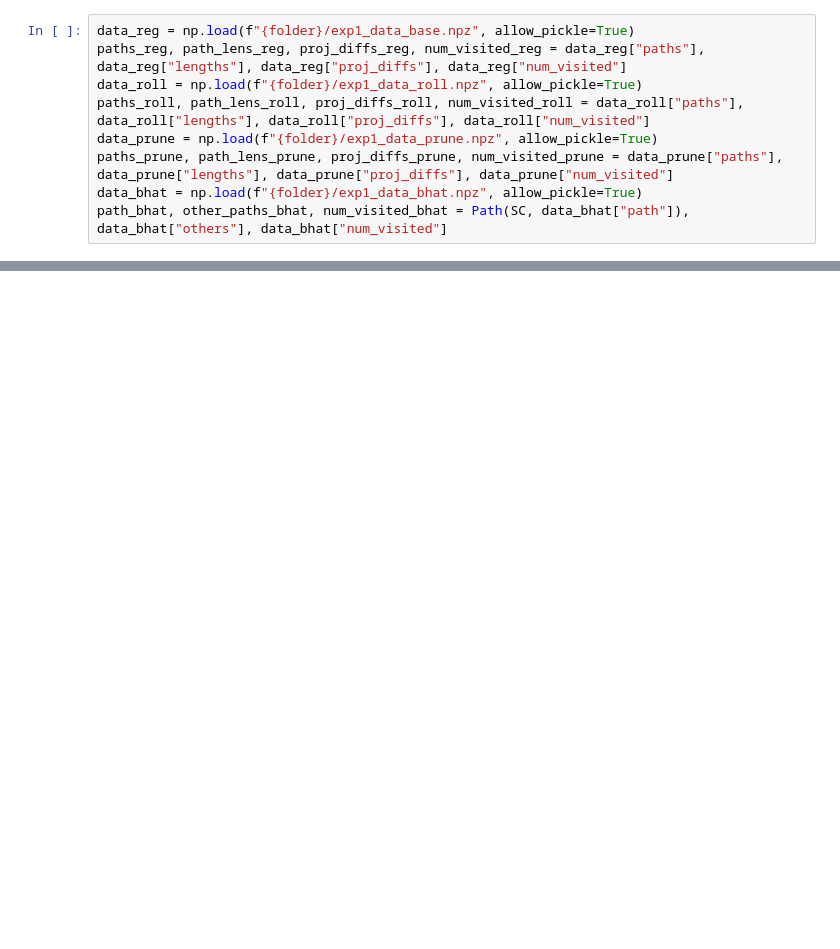
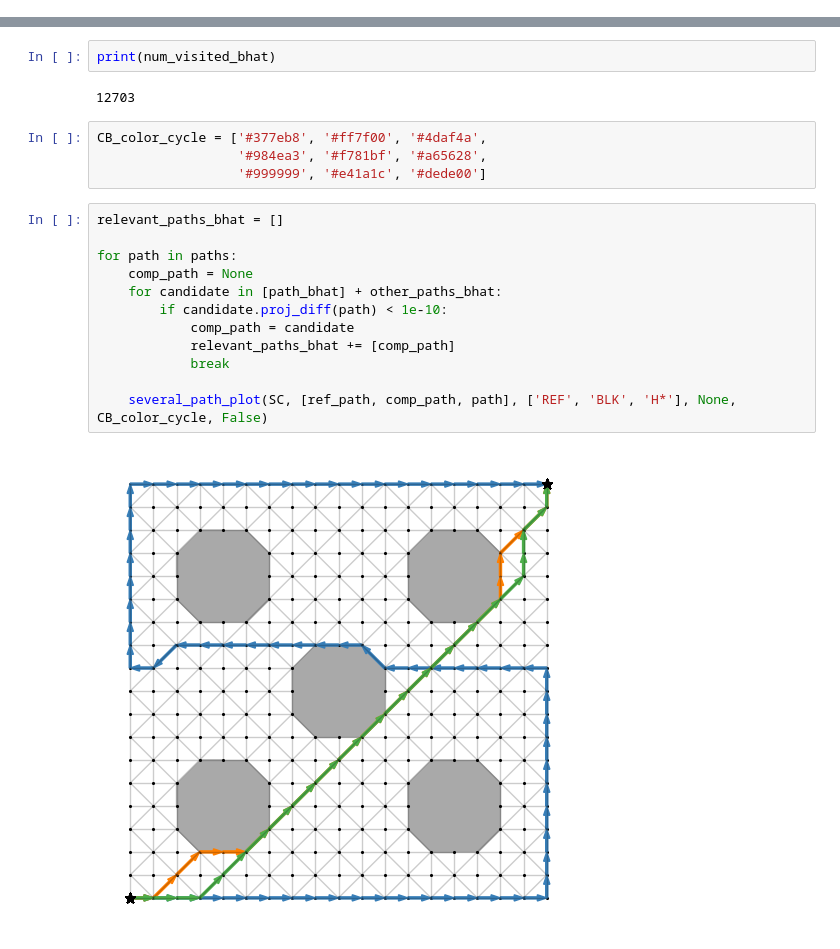
Before and after one commit to ctaveras1999/h-star, a Jupyter notebook: experiments/exp1.ipynb, the cells around one changed output, grey strips where cells are left out. Cells and saved outputs as stored; diff of their text form; blank space fills up the shorter version.

```diff
--- a/experiments/exp1.ipynb
+++ b/experiments/exp1.ipynb
@@ -96,9 +121,0 @@ Found path with projection difference = 0.0 and length  = 6.48
-# %%
-data_reg = np.load(f"{folder}/exp1_data_base.npz", allow_pickle=True)
-paths_reg, path_lens_reg, proj_diffs_reg, num_visited_reg = data_reg["paths"], data_reg["lengths"], data_reg["proj_diffs"], data_reg["num_visited"]
-data_roll = np.load(f"{folder}/exp1_data_roll.npz", allow_pickle=True)
-paths_roll, path_lens_roll, proj_diffs_roll, num_visited_roll = data_roll["paths"], data_roll["lengths"], data_roll["proj_diffs"], data_roll["num_visited"]
-data_prune = np.load(f"{folder}/exp1_data_prune.npz", allow_pickle=True)
-paths_prune, path_lens_prune, proj_diffs_prune, num_visited_prune = data_prune["paths"], data_prune["lengths"], data_prune["proj_diffs"], data_prune["num_visited"]
-data_bhat = np.load(f"{folder}/exp1_data_bhat.npz", allow_pickle=True)
-path_bhat, other_paths_bhat, num_visited_bhat = Path(SC, data_bhat["path"]), data_bhat["others"], data_bhat["num_visited"]
@@ -304,0 +122,22 @@ plt.savefig(f"{folder}/exp1_alpha_sweep_alt.png", dpi=300, bbox_inches='tight',
+# %%
+print(num_visited_bhat)
+# %% [output]
+12703
+# %%
+CB_color_cycle = ['#377eb8', '#ff7f00', '#4daf4a',
+                  '#984ea3', '#f781bf', '#a65628',
+                  '#999999', '#e41a1c', '#dede00']
+# %%
+relevant_paths_bhat = []
+
+for path in paths:
+    comp_path = None
+    for candidate in [path_bhat] + other_paths_bhat:
+        if candidate.proj_diff(path) < 1e-10:
+            comp_path = candidate
+            relevant_paths_bhat += [comp_path]
+            break
+
+    several_path_plot(SC, [ref_path, comp_path, path], ['REF', 'BLK', 'H*'], None, CB_color_cycle, False)
+# %% [output]
+[figure, added]
```
Also changed, not shown: parts of 21 cells of this notebook, 14 other files.
